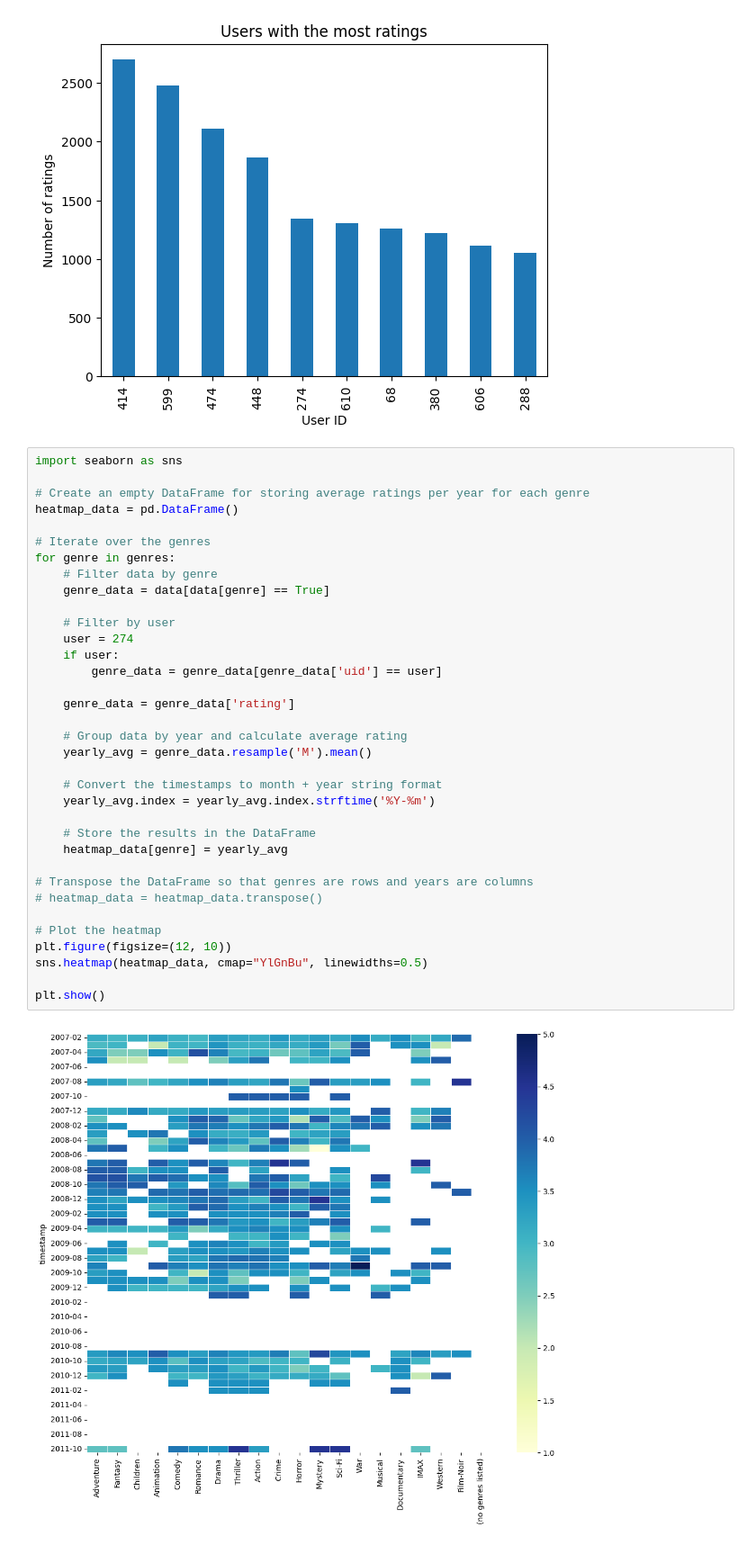
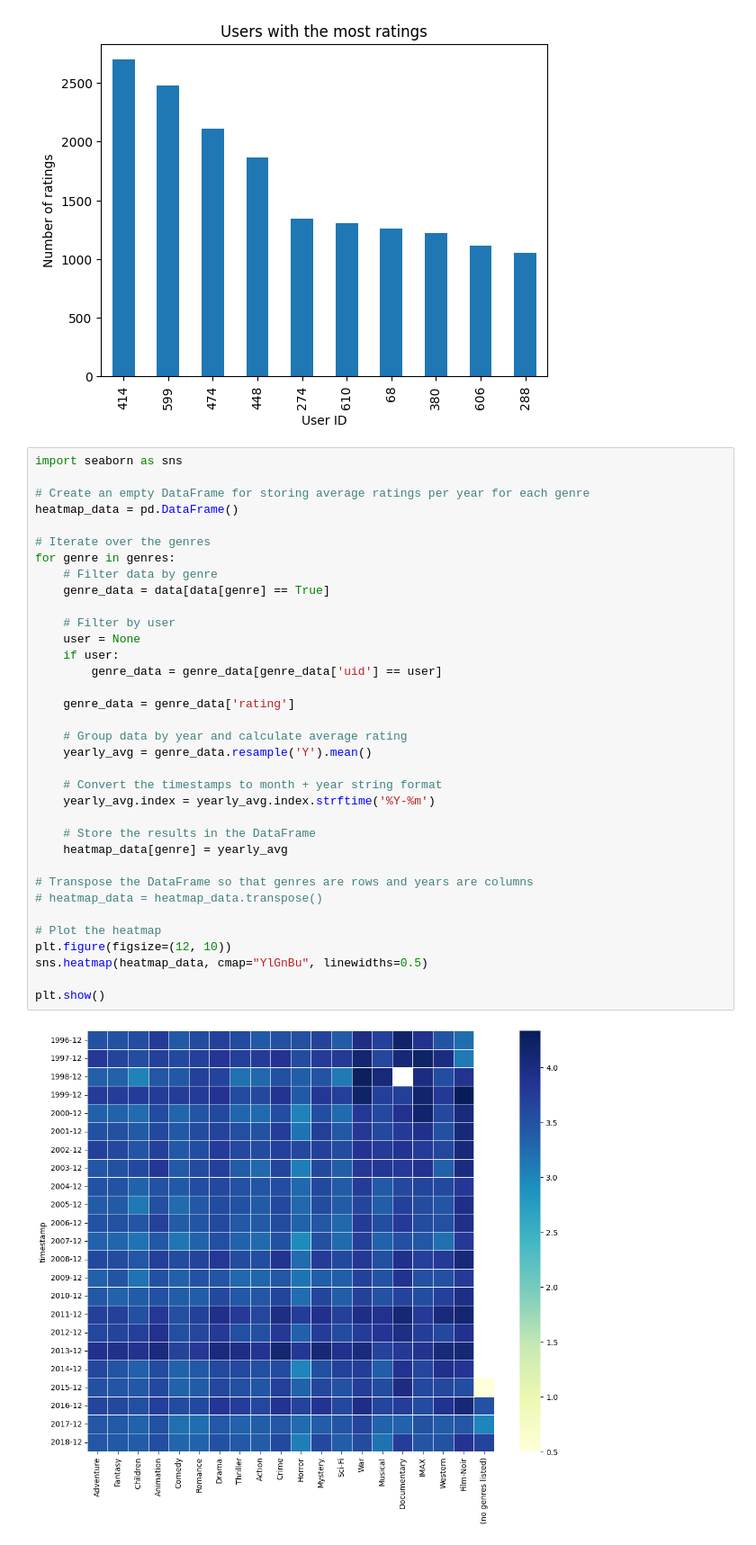
Before and after one commit to ionorins/ContinualMetapathGNN, a Jupyter notebook: checkpoint/data/Movielenslatest-small/raw/dist.ipynb, the cells around one changed output. Shown: that part at 90% size. Saved outputs shown, nothing was run; the diff lists cells and outputs as text.

```diff
--- a/checkpoint/data/Movielenslatest-small/raw/dist.ipynb
+++ b/checkpoint/data/Movielenslatest-small/raw/dist.ipynb
@@ -35,33 +35,33 @@ import seaborn as sns
 heatmap_data = pd.DataFrame()
 
 # Iterate over the genres
 for genre in genres:
     # Filter data by genre
     genre_data = data[data[genre] == True]
 
     # Filter by user
-    user = 274
+    user = None
     if user:
         genre_data = genre_data[genre_data['uid'] == user]
 
     genre_data = genre_data['rating']
 
     # Group data by year and calculate average rating
-    yearly_avg = genre_data.resample('M').mean()
+    yearly_avg = genre_data.resample('Y').mean()
 
     # Convert the timestamps to month + year string format
     yearly_avg.index = yearly_avg.index.strftime('%Y-%m')
 
     # Store the results in the DataFrame
     heatmap_data[genre] = yearly_avg
 
 # Transpose the DataFrame so that genres are rows and years are columns
 # heatmap_data = heatmap_data.transpose()
 
 # Plot the heatmap
 plt.figure(figsize=(12, 10))
 sns.heatmap(heatmap_data, cmap="YlGnBu", linewidths=0.5)
 
 plt.show()
 # %% [output]
-[figure, old version]
+[figure, new version]
```
Also changed, not shown: parts of 1 cell of this notebook, 28 other files.
